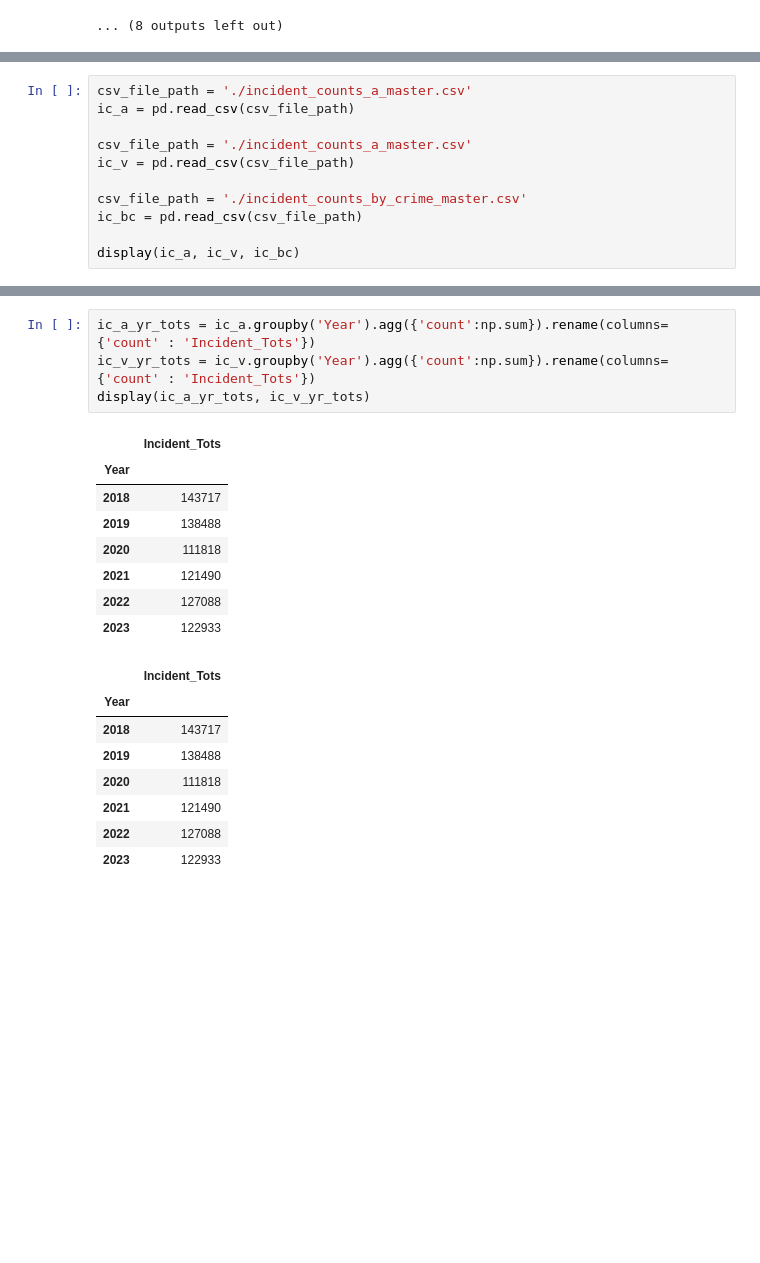
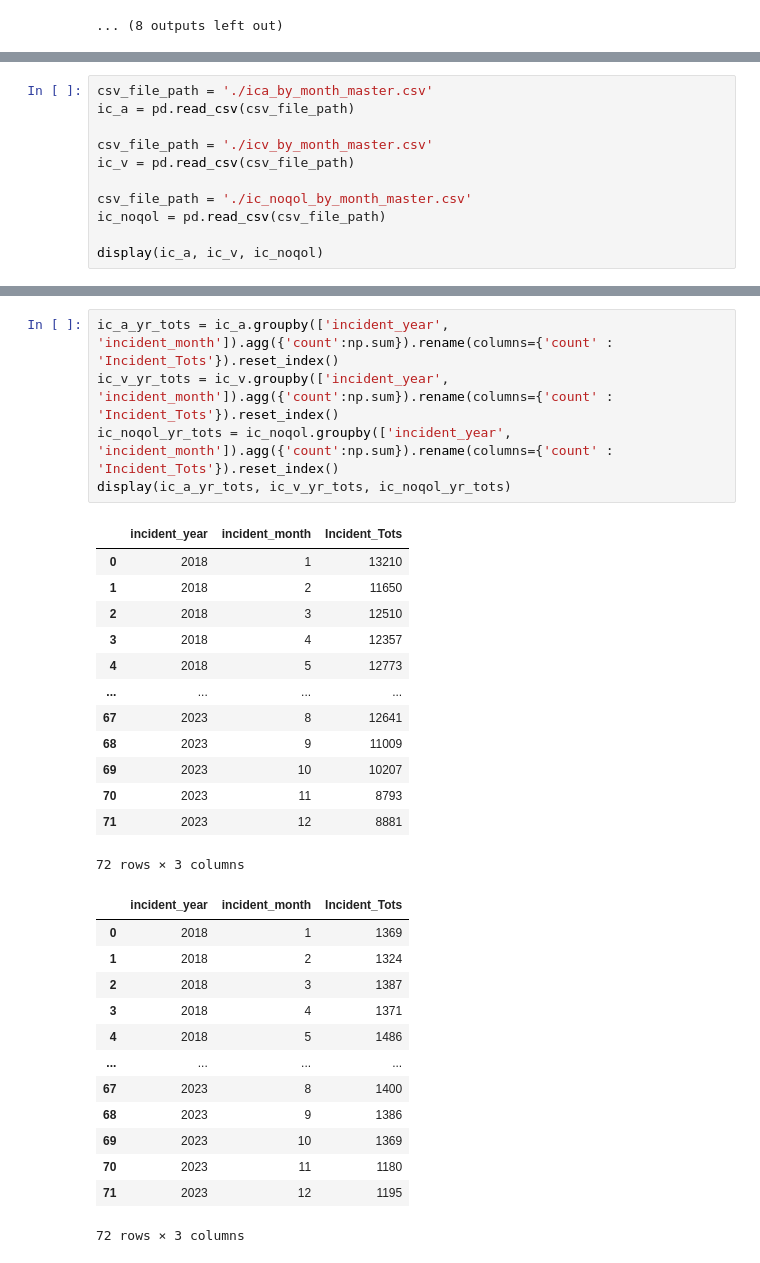
Before and after one commit to jgte29/ucbhonorsthesis2023-2024, a Jupyter notebook: Data_Analysis.ipynb, the cells around one changed output, grey strips where cells are left out. Saved outputs shown, nothing was run; the diff lists cells and outputs as text; blank space fills up the shorter version.

```diff
--- a/Data_Analysis.ipynb
+++ b/Data_Analysis.ipynb
@@ -2820,12 +2849,12 @@ $\widehat{Prosecutions_t} = \beta_0 + \beta_1 Boudin_{t} + \pi_{t} + \eta_{t}$
 # %%
-csv_file_path = './incident_counts_a_master.csv'
+csv_file_path = './ica_by_month_master.csv'
 ic_a = pd.read_csv(csv_file_path)
 
-csv_file_path = './incident_counts_a_master.csv'
+csv_file_path = './icv_by_month_master.csv'
 ic_v = pd.read_csv(csv_file_path)
 
-csv_file_path = './incident_counts_by_crime_master.csv'
-ic_bc = pd.read_csv(csv_file_path)
+csv_file_path = './ic_noqol_by_month_master.csv'
+ic_noqol = pd.read_csv(csv_file_path)
 
-display(ic_a, ic_v, ic_bc)
+display(ic_a, ic_v, ic_noqol)
 # %% [output]
@@ -2871,21 +2900,32 @@ display(ic_a, ic_v, ic_bc)
 # %%
-ic_a_yr_tots = ic_a.groupby('Year').agg({'count':np.sum}).rename(columns={'count' : 'Incident_Tots'})
-ic_v_yr_tots = ic_v.groupby('Year').agg({'count':np.sum}).rename(columns={'count' : 'Incident_Tots'})
-display(ic_a_yr_tots, ic_v_yr_tots)
+ic_a_yr_tots = ic_a.groupby(['incident_year', 'incident_month']).agg({'count':np.sum}).rename(columns={'count' : 'Incident_Tots'}).reset_index()
+ic_v_yr_tots = ic_v.groupby(['incident_year', 'incident_month']).agg({'count':np.sum}).rename(columns={'count' : 'Incident_Tots'}).reset_index()
+ic_noqol_yr_tots = ic_noqol.groupby(['incident_year', 'incident_month']).agg({'count':np.sum}).rename(columns={'count' : 'Incident_Tots'}).reset_index()
+display(ic_a_yr_tots, ic_v_yr_tots, ic_noqol_yr_tots)
 # %% [output]
-|  | Incident_Tots |
-| Year |  |
-| 2018 | 143717 |
-| 2019 | 138488 |
-| 2020 | 111818 |
-| 2021 | 121490 |
-| 2022 | 127088 |
-| 2023 | 122933 |
+|  | incident_year | incident_month | Incident_Tots |
+| 0 | 2018 | 1 | 13210 |
+| 1 | 2018 | 2 | 11650 |
+| 2 | 2018 | 3 | 12510 |
+| 3 | 2018 | 4 | 12357 |
+| 4 | 2018 | 5 | 12773 |
+| ... | ... | ... | ... |
+| 67 | 2023 | 8 | 12641 |
+| 68 | 2023 | 9 | 11009 |
+| 69 | 2023 | 10 | 10207 |
+| 70 | 2023 | 11 | 8793 |
+| 71 | 2023 | 12 | 8881 |
+72 rows × 3 columns
-|  | Incident_Tots |
-| Year |  |
-| 2018 | 143717 |
-| 2019 | 138488 |
-| 2020 | 111818 |
-| 2021 | 121490 |
-| 2022 | 127088 |
-| 2023 | 122933 |
+|  | incident_year | incident_month | Incident_Tots |
+| 0 | 2018 | 1 | 1369 |
+| 1 | 2018 | 2 | 1324 |
+| 2 | 2018 | 3 | 1387 |
+| 3 | 2018 | 4 | 1371 |
+| 4 | 2018 | 5 | 1486 |
+| ... | ... | ... | ... |
+| 67 | 2023 | 8 | 1400 |
+| 68 | 2023 | 9 | 1386 |
+| 69 | 2023 | 10 | 1369 |
+| 70 | 2023 | 11 | 1180 |
+| 71 | 2023 | 12 | 1195 |
+72 rows × 3 columns
```
Also changed, not shown: parts of 6 cells of this notebook.
